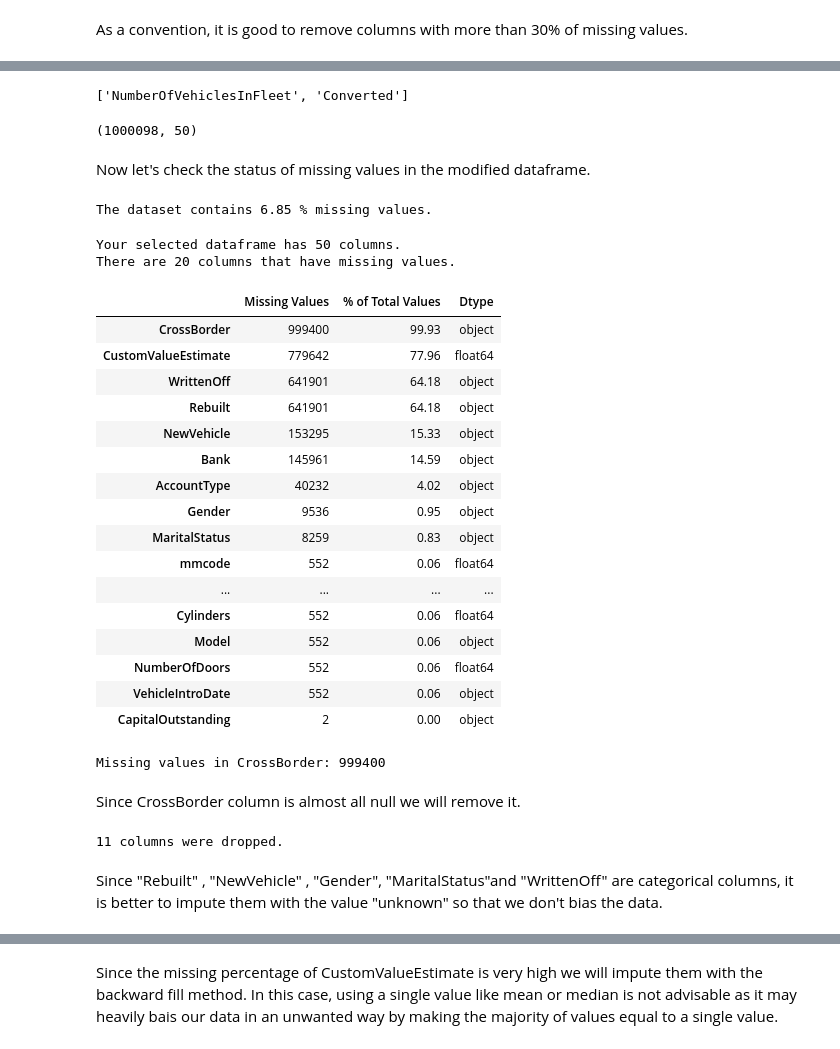
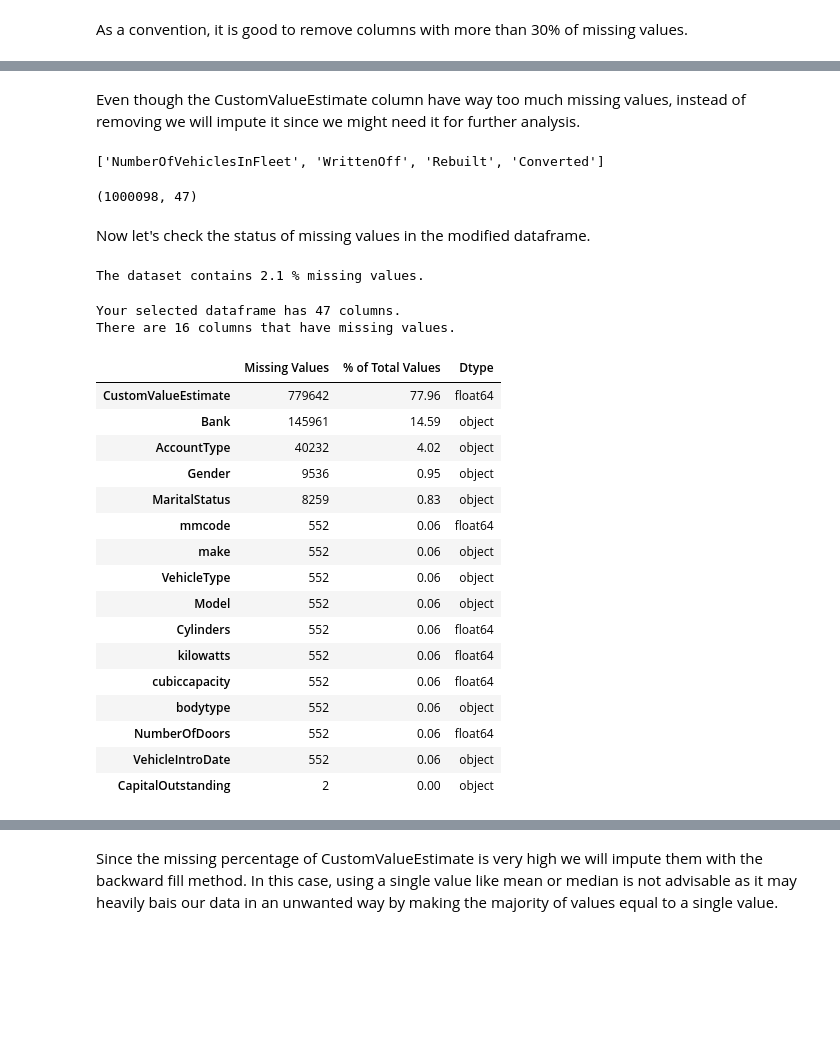
Before and after one commit to bettyabay/AlphaCare-Insurance-Analysis, a Jupyter notebook: notebooks/Descriptive_Analysis.ipynb, the cells around one changed output, grey strips where cells are left out. Cells and saved outputs as stored; diff of their text form; code cells hidden in the pictures; blank space fills up the shorter version.

Commit message:
Re-cleaned the data.

```diff
--- a/notebooks/Descriptive_Analysis.ipynb
+++ b/notebooks/Descriptive_Analysis.ipynb
@@ -192,52 +128,40 @@ I'm going to retain columns like CrossBorder, CustomValueEstimate, WrittenOff, a
+# %% [markdown]
+Even though the CustomValueEstimate column have way too much missing values, instead of removing we will impute it since we might need it for further analysis.
 # %%
-columns_to_be_removed = [col for col in columns_to_be_removed if col not in ['CrossBorder',
-    'WrittenOff', 'CustomValueEstimate', 'Rebuilt']]
+columns_to_be_removed = [col for col in columns_to_be_removed if col not in ['CustomValueEstimate']]
 columns_to_be_removed
 # %% [output]
-['NumberOfVehiclesInFleet', 'Converted']
+['NumberOfVehiclesInFleet', 'WrittenOff', 'Rebuilt', 'Converted']
 # %%
-cleaned_df = df.drop(columns_to_be_removed, axis=1)
-cleaned_df.shape
+df_cleaned = df.drop(columns_to_be_removed, axis=1)
+df_cleaned.shape
 # %% [output]
-(1000098, 50)
+(1000098, 47)
 # %% [markdown]
 Now let's check the status of missing values in the modified dataframe.
 # %%
-percent_missing_values(cleaned_df)
+percent_missing_values(df_cleaned)
 # %% [output]
-The dataset contains 6.85 % missing values.
+The dataset contains 2.1 % missing values.
 # %%
-missing_values_table(cleaned_df)
+missing_values_table(df_cleaned)
 # %% [output]
-Your selected dataframe has 50 columns.
-There are 20 columns that have missing values.
+Your selected dataframe has 47 columns.
+There are 16 columns that have missing values.
 |  | Missing Values | % of Total Values | Dtype |
-| CrossBorder | 999400 | 99.93 | object |
 | CustomValueEstimate | 779642 | 77.96 | float64 |
-| WrittenOff | 641901 | 64.18 | object |
-| Rebuilt | 641901 | 64.18 | object |
-| NewVehicle | 153295 | 15.33 | object |
 | Bank | 145961 | 14.59 | object |
 | AccountType | 40232 | 4.02 | object |
 | Gender | 9536 | 0.95 | object |
 | MaritalStatus | 8259 | 0.83 | object |
 | mmcode | 552 | 0.06 | float64 |
-| ... | ... | ... | ... |
+| make | 552 | 0.06 | object |
+| VehicleType | 552 | 0.06 | object |
+| Model | 552 | 0.06 | object |
 | Cylinders | 552 | 0.06 | float64 |
-| Model | 552 | 0.06 | object |
+| kilowatts | 552 | 0.06 | float64 |
+| cubiccapacity | 552 | 0.06 | float64 |
+| bodytype | 552 | 0.06 | object |
 | NumberOfDoors | 552 | 0.06 | float64 |
 | VehicleIntroDate | 552 | 0.06 | object |
 | CapitalOutstanding | 2 | 0.00 | object |
-# %%
-missing_count = cleaned_df['CrossBorder'].isna().sum()
-print(f"Missing values in CrossBorder: {missing_count}")
-# %% [output]
-Missing values in CrossBorder: 999400
-# %% [markdown]
-Since CrossBorder column is almost all null we will remove it.
-# %%
-drop_columns(cleaned_df, 'CrossBorder')
-# %% [output]
-11 columns were dropped.
-# %% [markdown]
-Since "Rebuilt" , "NewVehicle" , "Gender", "MaritalStatus"and "WrittenOff"  are categorical columns, it is better to impute them with the value "unknown" so that we don't bias the data.
```
Also changed, not shown: parts of 49 cells of this notebook.
